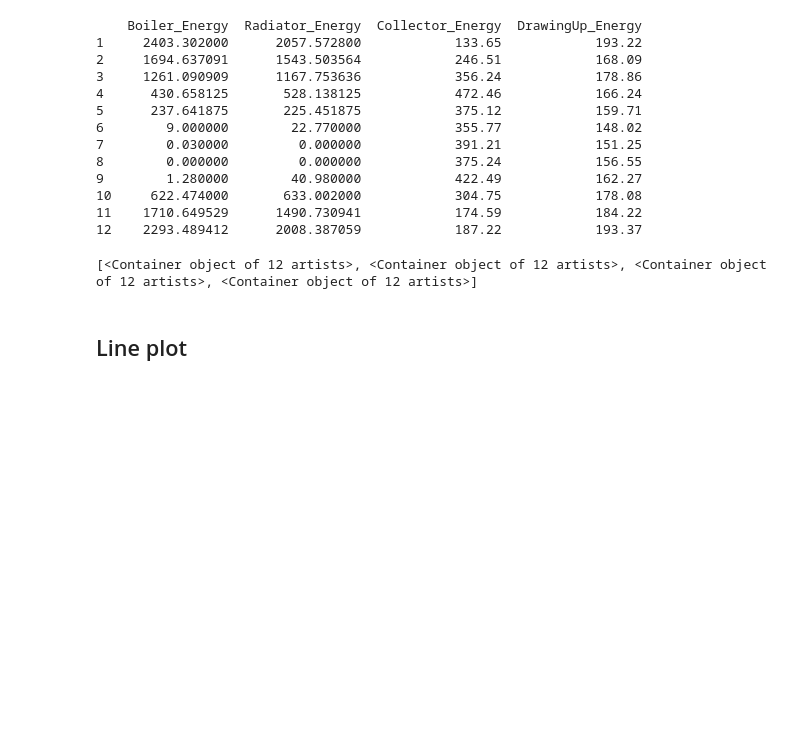
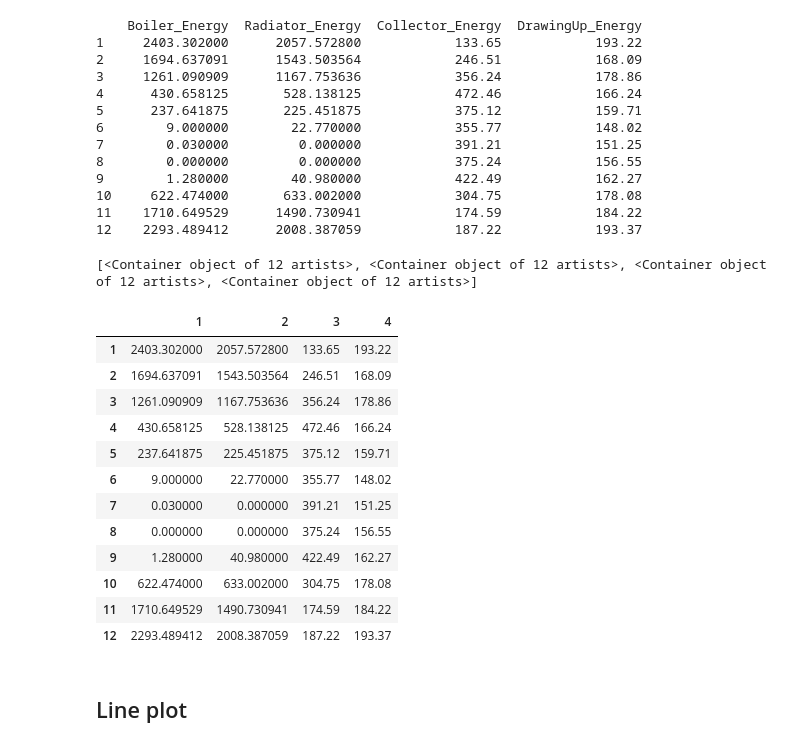
Before and after one commit to Pampipampupampa/Cours-Python, a Jupyter notebook: Work/Notebooks/Solar_system_output.ipynb, the cells around one changed output. Drawn from its saved outputs; the diff is of its cells as text; code cells hidden in the pictures; blank space fills up the shorter version.

```diff
--- a/Work/Notebooks/Solar_system_output.ipynb
+++ b/Work/Notebooks/Solar_system_output.ipynb
@@ -711,6 +712,23 @@ fig.autofmt_xdate(0.1)
 print(bars_ch)
 # %% [output]
 [<Container object of 12 artists>, <Container object of 12 artists>, <Container object of 12 artists>, <Container object of 12 artists>]
+# %%
+consos_ch.columns = [1, 2, 3, 4]
+consos_ch.columns
+# %% [output]
+|  | 1 | 2 | 3 | 4 |
+| 1 | 2403.302000 | 2057.572800 | 133.65 | 193.22 |
+| 2 | 1694.637091 | 1543.503564 | 246.51 | 168.09 |
+| 3 | 1261.090909 | 1167.753636 | 356.24 | 178.86 |
+| 4 | 430.658125 | 528.138125 | 472.46 | 166.24 |
+| 5 | 237.641875 | 225.451875 | 375.12 | 159.71 |
+| 6 | 9.000000 | 22.770000 | 355.77 | 148.02 |
+| 7 | 0.030000 | 0.000000 | 391.21 | 151.25 |
+| 8 | 0.000000 | 0.000000 | 375.24 | 156.55 |
+| 9 | 1.280000 | 40.980000 | 422.49 | 162.27 |
+| 10 | 622.474000 | 633.002000 | 304.75 | 178.08 |
+| 11 | 1710.649529 | 1490.730941 | 174.59 | 184.22 |
+| 12 | 2293.489412 | 2008.387059 | 187.22 | 193.37 |
 # %% [markdown]
 ## Line plot
 # %% [markdown]
```
Also changed, not shown: parts of 2 cells of this notebook, 3 other files.
